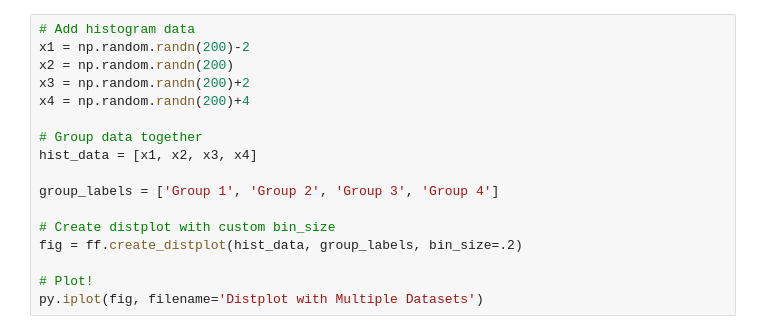
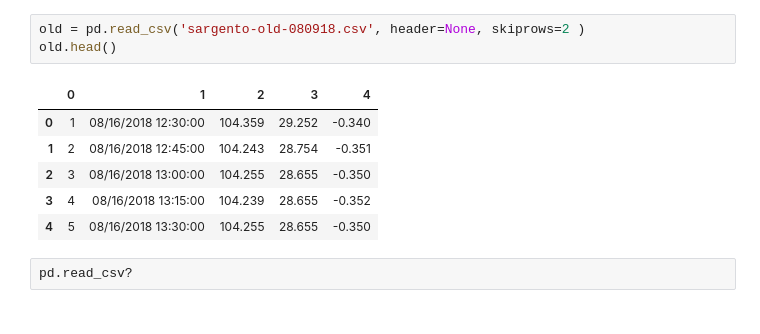
Before and after one commit to laloolea/computacional1, a Jupyter notebook: Actividad3/el Manglar El Sargento.ipynb, the cells around one changed output. Saved outputs shown, nothing was run; the diff lists cells and outputs as text.

```diff
--- a/Actividad3/el Manglar El Sargento.ipynb
+++ b/Actividad3/el Manglar El Sargento.ipynb
@@ -8,17 +5,12 @@ ModuleNotFoundError: No module named 'plotly'
-# %%
-# Add histogram data
-x1 = np.random.randn(200)-2
-x2 = np.random.randn(200)
-x3 = np.random.randn(200)+2
-x4 = np.random.randn(200)+4
-
-# Group data together
-hist_data = [x1, x2, x3, x4]
-
-group_labels = ['Group 1', 'Group 2', 'Group 3', 'Group 4']
-
-# Create distplot with custom bin_size
-fig = ff.create_distplot(hist_data, group_labels, bin_size=.2)
-
-# Plot!
-py.iplot(fig, filename='Distplot with Multiple Datasets')
+# %%
+old = pd.read_csv('sargento-old-080918.csv', header=None, skiprows=2 )
+old.head()
+# %% [output]
+|  | 0 | 1 | 2 | 3 | 4 |
+| 0 | 1 | 08/16/2018 12:30:00 | 104.359 | 29.252 | -0.340 |
+| 1 | 2 | 08/16/2018 12:45:00 | 104.243 | 28.754 | -0.351 |
+| 2 | 3 | 08/16/2018 13:00:00 | 104.255 | 28.655 | -0.350 |
+| 3 | 4 | 08/16/2018 13:15:00 | 104.239 | 28.655 | -0.352 |
+| 4 | 5 | 08/16/2018 13:30:00 | 104.255 | 28.655 | -0.350 |
+# %%
+pd.read_csv?
```
Also changed, not shown: parts of 2 cells of this notebook.
